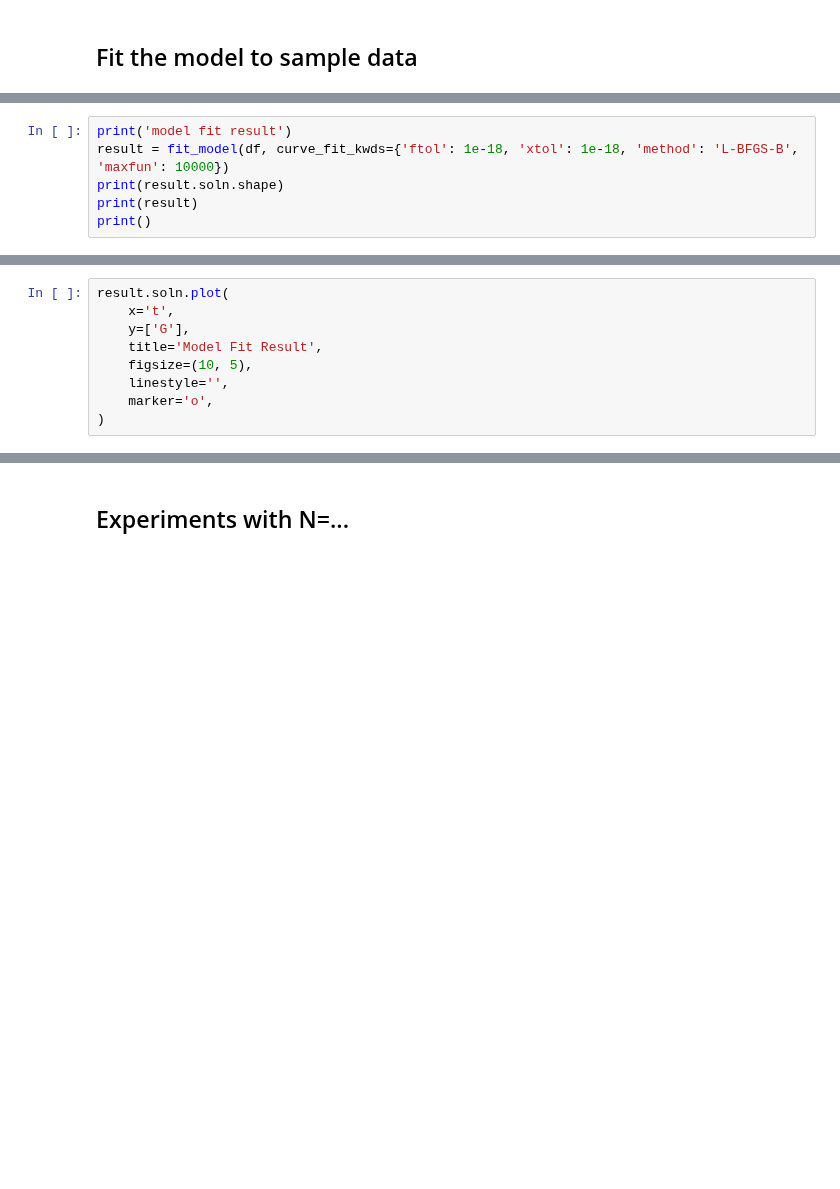
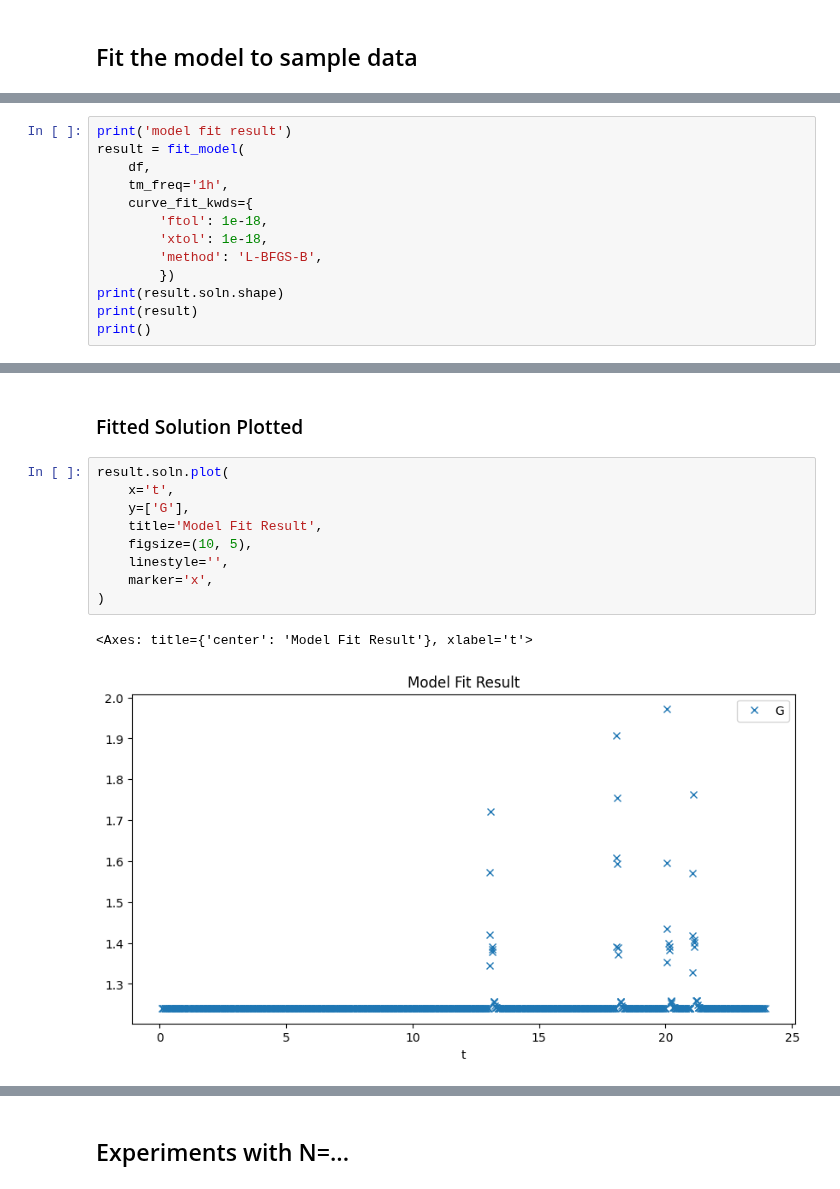
Before and after one commit to pfun-health/pfun-cma-model, a Jupyter notebook: examples/notebooks/cma-model-modular-demos.ipynb, the cells around one changed output, grey strips where cells are left out. Drawn from its saved outputs; the diff is of its cells as text; blank space fills up the shorter version.

```diff
--- a/examples/notebooks/cma-model-modular-demos.ipynb
+++ b/examples/notebooks/cma-model-modular-demos.ipynb
@@ -101,6 +107,13 @@ formatted sample data
 # %%
 print('model fit result')
-result = fit_model(df, curve_fit_kwds={'ftol': 1e-18, 'xtol': 1e-18, 'method': 'L-BFGS-B', 'maxfun': 10000})
+result = fit_model(
+    df,
+    tm_freq='1h',
+    curve_fit_kwds={
+        'ftol': 1e-18,
+        'xtol': 1e-18,
+        'method': 'L-BFGS-B',
+        })
 print(result.soln.shape)
 print(result)
 print()
@@ -153,9 +186,14 @@ tM.json-or-python[json=list[float],python=chain[is-instance[Sequence],function-w
+# %% [markdown]
+### Fitted Solution Plotted
 # %%
 result.soln.plot(
     x='t',
     y=['G'],
     title='Model Fit Result',
     figsize=(10, 5),
     linestyle='',
-    marker='o',
+    marker='x',
 )
+# %% [output]
+<Axes: title={'center': 'Model Fit Result'}, xlabel='t'>
+[figure, added]
```
Also changed, not shown: parts of 15 cells of this notebook, 3 other files.
